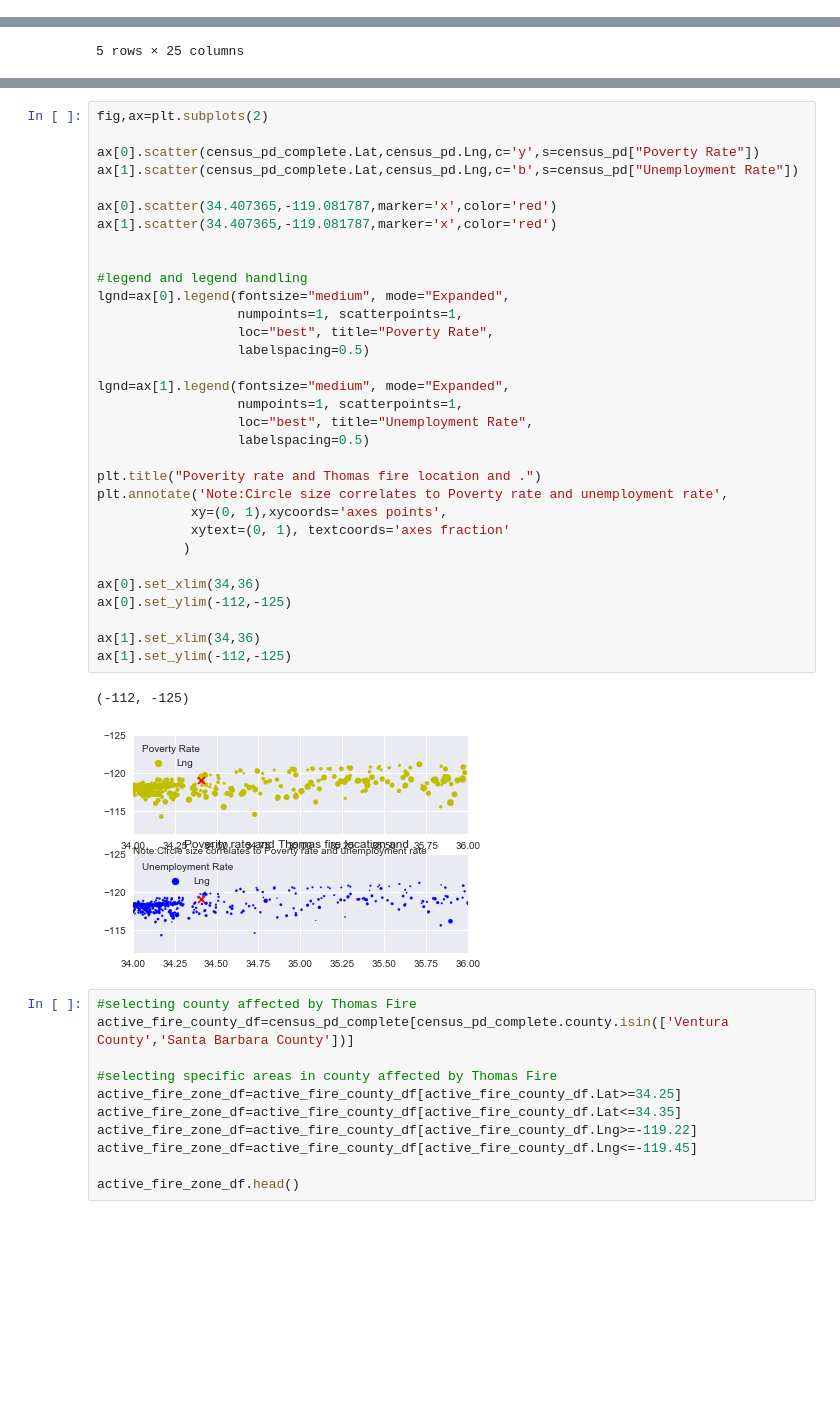
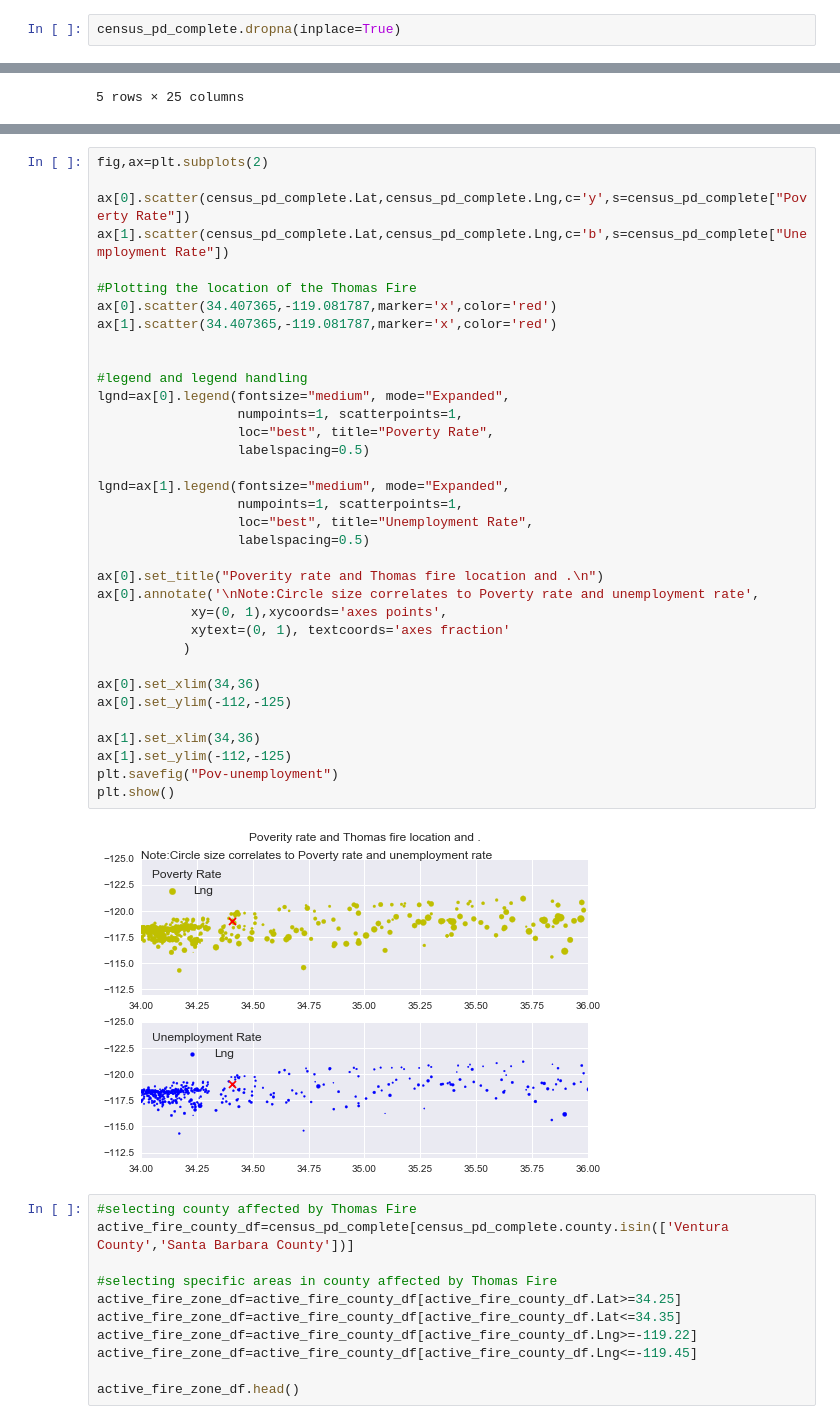
Before and after one commit to sheygarga/Project1Team6, a Jupyter notebook: Thomas_fire_sh_census.ipynb, the cells around one changed output, grey strips where cells are left out. Saved outputs shown, nothing was run; the diff lists cells and outputs as text; blank space fills up the shorter version.

```diff
--- a/Thomas_fire_sh_census.ipynb
+++ b/Thomas_fire_sh_census.ipynb
@@ -210,3 +210,5 @@ https://maps.googleapis.com/maps/api/geocode/json?address=97635&key=AIzaSyA_Clyz
 | 3 | California | 89061 | 5485.0 | 2541.0 | 2944.0 | 56.7 | 5485.0 | 329.0 | 5.998177 | ... |
 | 4 | California | 89439 | 1484.0 | 705.0 | 779.0 | 51.5 | 1484.0 | 114.0 | 7.681941 | ... |
 5 rows × 25 columns
+# %%
+census_pd_complete.dropna(inplace=True)
@@ -223,38 +249,40 @@ census_pd_complete.head()
 # %%
 fig,ax=plt.subplots(2)
 
-ax[0].scatter(census_pd_complete.Lat,census_pd.Lng,c='y',s=census_pd["Poverty Rate"])
-ax[1].scatter(census_pd_complete.Lat,census_pd.Lng,c='b',s=census_pd["Unemployment Rate"])
+ax[0].scatter(census_pd_complete.Lat,census_pd_complete.Lng,c='y',s=census_pd_complete["Poverty Rate"])
+ax[1].scatter(census_pd_complete.Lat,census_pd_complete.Lng,c='b',s=census_pd_complete["Unemployment Rate"])
 
+#Plotting the location of the Thomas Fire
 ax[0].scatter(34.407365,-119.081787,marker='x',color='red')
 ax[1].scatter(34.407365,-119.081787,marker='x',color='red')
 
 
 #legend and legend handling
 lgnd=ax[0].legend(fontsize="medium", mode="Expanded",
                   numpoints=1, scatterpoints=1,
                   loc="best", title="Poverty Rate",
                   labelspacing=0.5)
 
 lgnd=ax[1].legend(fontsize="medium", mode="Expanded",
                   numpoints=1, scatterpoints=1,
                   loc="best", title="Unemployment Rate",
                   labelspacing=0.5)
 
-plt.title("Poverity rate and Thomas fire location and .")
-plt.annotate('Note:Circle size correlates to Poverty rate and unemployment rate',
+ax[0].set_title("Poverity rate and Thomas fire location and .\n")
+ax[0].annotate('\nNote:Circle size correlates to Poverty rate and unemployment rate',
             xy=(0, 1),xycoords='axes points',
             xytext=(0, 1), textcoords='axes fraction'
            )
 
 ax[0].set_xlim(34,36)
 ax[0].set_ylim(-112,-125)
 
 ax[1].set_xlim(34,36)
 ax[1].set_ylim(-112,-125)
+plt.savefig("Pov-unemployment")
+plt.show()
 # %% [output]
-(-112, -125)
-[figure, old version]
+[figure, new version]
 # %%
 #selecting county affected by Thomas Fire
 active_fire_county_df=census_pd_complete[census_pd_complete.county.isin(['Ventura County','Santa Barbara County'])]
```
Also changed, not shown: parts of 9 cells of this notebook, 7 other files.
